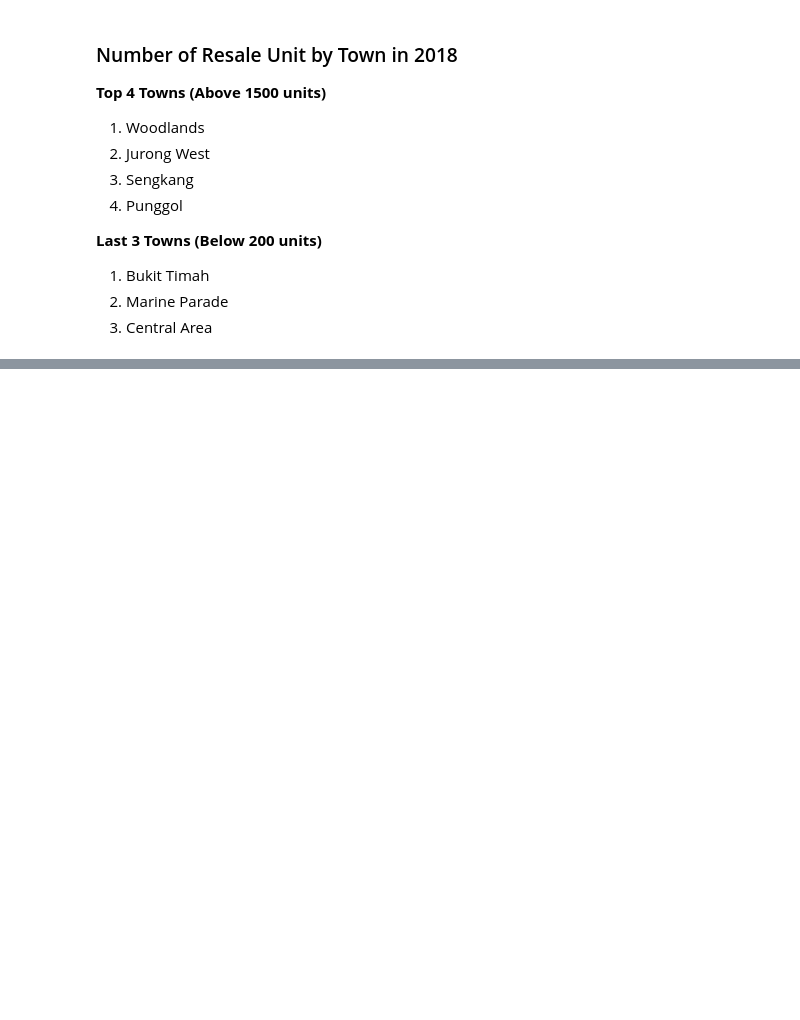
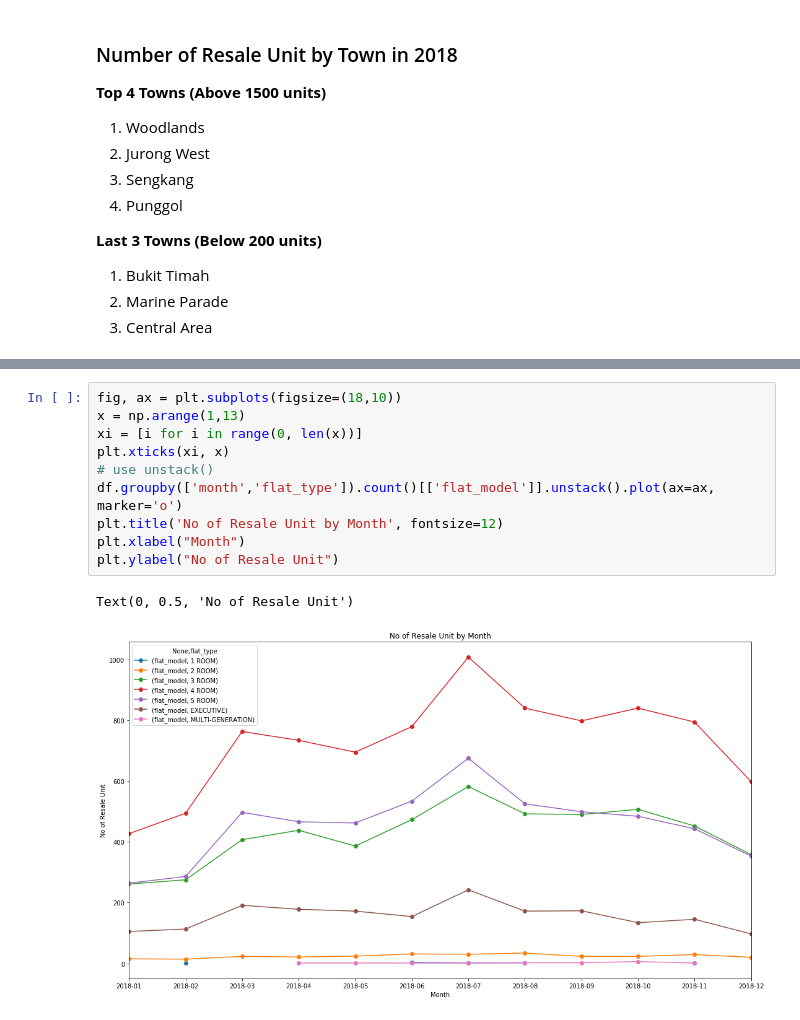
Before and after one commit to cyeejen/Exploratory-Data-Analysis-on-Singapore-Resale-Flat-in-2018, a Jupyter notebook: Exploratory Data Analysis on Singapore Resale Flat in 2018.ipynb, the cells around one changed output, grey strips where cells are left out. Drawn from its saved outputs; the diff is of its cells as text; blank space fills up the shorter version.

```diff
--- a/Exploratory Data Analysis on Singapore Resale Flat in 2018.ipynb
+++ b/Exploratory Data Analysis on Singapore Resale Flat in 2018.ipynb
@@ -141,0 +164,13 @@ ax = plot.axes
+# %%
+fig, ax = plt.subplots(figsize=(18,10))
+x = np.arange(1,13)
+xi = [i for i in range(0, len(x))]
+plt.xticks(xi, x)
+# use unstack()
+df.groupby(['month','flat_type']).count()[['flat_model']].unstack().plot(ax=ax, marker='o')
+plt.title('No of Resale Unit by Month', fontsize=12)
+plt.xlabel("Month")
+plt.ylabel("No of Resale Unit")
+# %% [output]
+Text(0, 0.5, 'No of Resale Unit')
+[figure, added]
```
Also changed, not shown: parts of 12 cells of this notebook.
